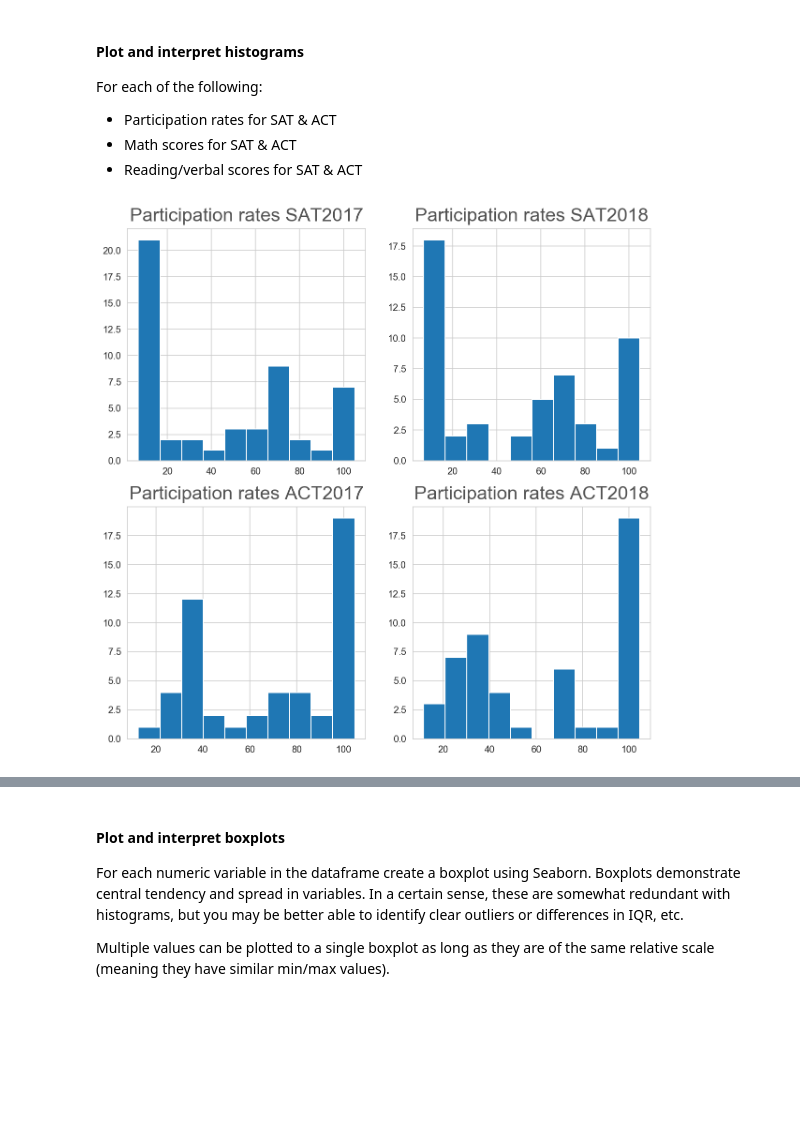
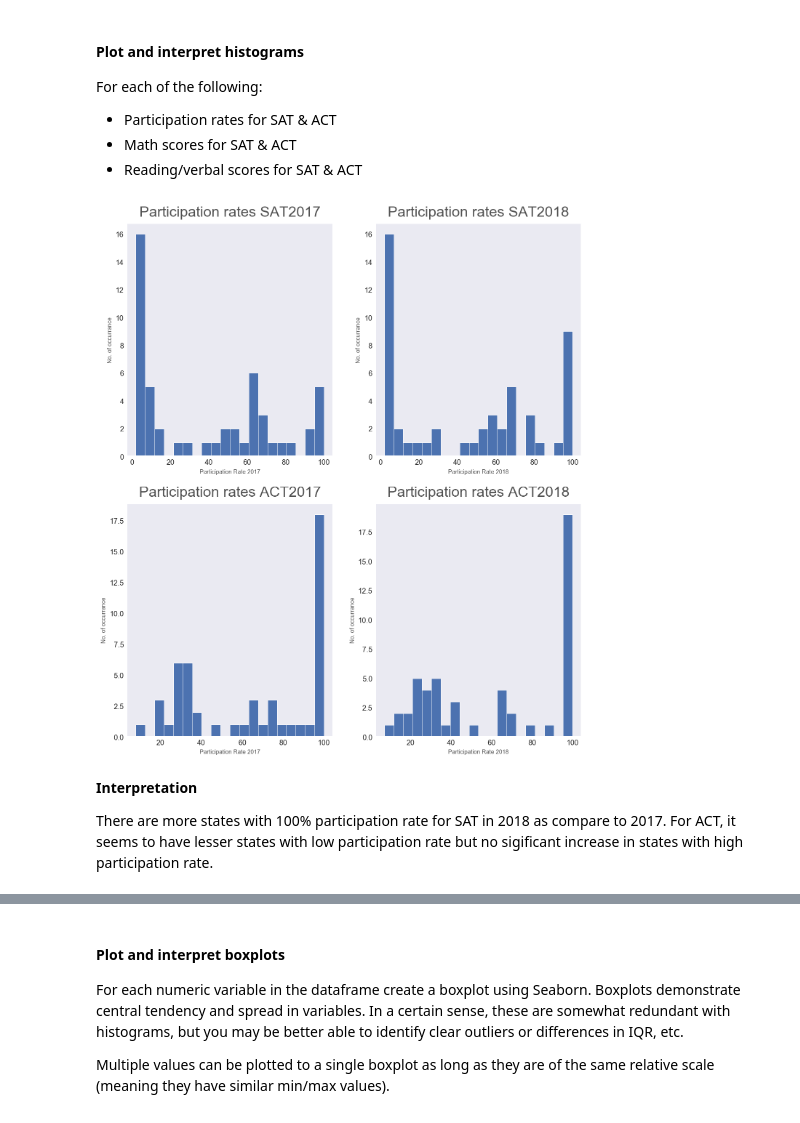
Before and after one commit to Singforthelaughter/dsi12project, a Jupyter notebook: code/starter-code.ipynb, the cells around one changed output, grey strips where cells are left out. Drawn from its saved outputs; the diff is of its cells as text; code cells hidden in the pictures; blank space fills up the shorter version.

```diff
--- a/code/starter-code.ipynb
+++ b/code/starter-code.ipynb
@@ -30,7 +28,7 @@ import scipy.stats as stats
 import seaborn as sns
 import matplotlib.pyplot as plt
 
-sns.set_style('whitegrid')
+sns.set_style('dark')
 
 %config InlineBackend.figure_format = 'retina'
 %matplotlib inline
@@ -514,0 +485,6 @@ Do your manually calculated standard deviations match up with the output from pa
+# %%
+#Using np.std to calculate standard deviation
+for i in final:
+    if i != 'state':
+        mean_temp = np.std(final[i])
+        print(mean_temp)
@@ -937,11 +899,13 @@ Here's some starter code:
 # %%
 def subplot_histograms(dataframe, list_of_columns, list_of_titles, list_of_xlabels):
     nrows = int(np.ceil(len(list_of_columns)/2)) # Makes sure you have enough rows
-    fig, ax = plt.subplots(nrows=nrows, ncols=2,figsize = (10,10) ) # You'll want to specify your figsize
+    fig, ax = plt.subplots(nrows=nrows, ncols=2,figsize = (10,13) ) # You'll want to specify your figsize
     ax = ax.ravel() # Ravel turns a matrix into a vector, which is easier to iterate
     for i, column in enumerate(list_of_columns): # Gives us an index value to get into all our lists
-        ax[i].hist(dataframe[column], label = list_of_xlabels, bins = 10, align='right') # feel free to add more settings
+        ax[i].hist(dataframe[column], label = list_of_xlabels[i], bins = 20) # feel free to add more settings
         ax[i].set_title(list_of_titles[i],fontsize = 20,fontweight = 4, y = 1.01,alpha=0.8) # Set titles, labels, etc here for each subplot
+        ax[i].set_xlabel(list_of_xlabels[i],fontsize = 8,fontweight = 2, alpha=0.8)
+        ax[i].set_ylabel('No. of occurrance',fontsize = 8,fontweight = 2, alpha=0.8)
 # %% [markdown]
 #### Plot and interpret histograms
 For each of the following:
@@ -951,16 +915,20 @@ For each of the following:
 # %%
 # Plotting Participation rates for SAT & ACT
 
 #Setting up titles
 list_of_titles1 = ['Participation rates SAT2017', 'Participation rates SAT2018','Participation rates ACT2017', 'Participation rates ACT2018']
 #Setting up labels
-list_of_xlabels1 = ['SAT2017', 'SAT2018','ACT2017', 'ACT2018']
+list_of_xlabels1 = ['Participation Rate 2017', 'Participation Rate 2018','Participation Rate 2017', 'Participation Rate 2018']
 #Setting up columns
 list_of_columns1 = [final.columns[1], final.columns[11],final.columns[5], final.columns[15]]
 #Run function to plot graph
 subplot_histograms(final,list_of_columns1, list_of_titles1, list_of_xlabels1 )
 # %% [output]
-[figure, old version]
+[figure, new version]
+# %% [markdown]
+**Interpretation**
+
+There are more states with 100% participation rate for SAT in 2018 as compare to 2017. For ACT, it seems to have lesser states with low participation rate but no sigificant increase in states with high participation rate.
 # %%
 # Plotting Math scores for SAT & ACT
 #Setting up titles
```
Also changed, not shown: parts of 95 cells of this notebook, 10 other files.
